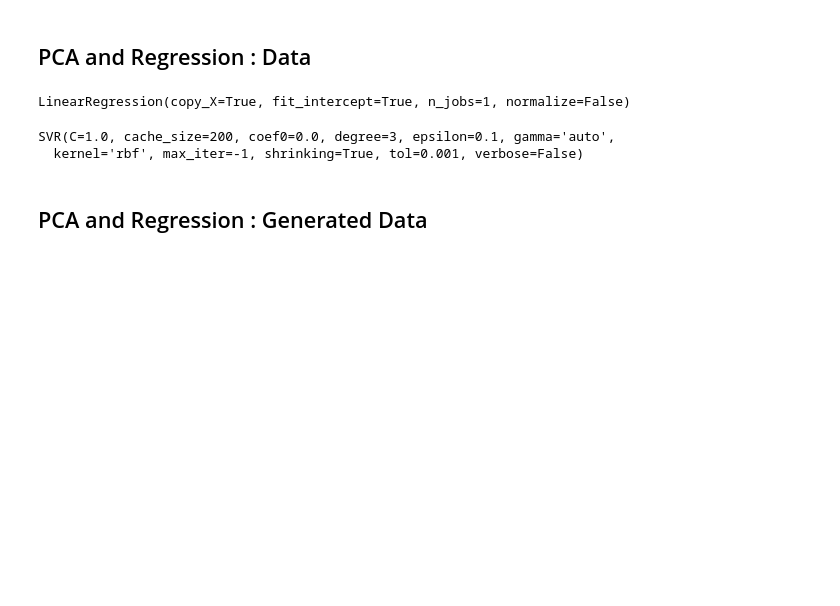
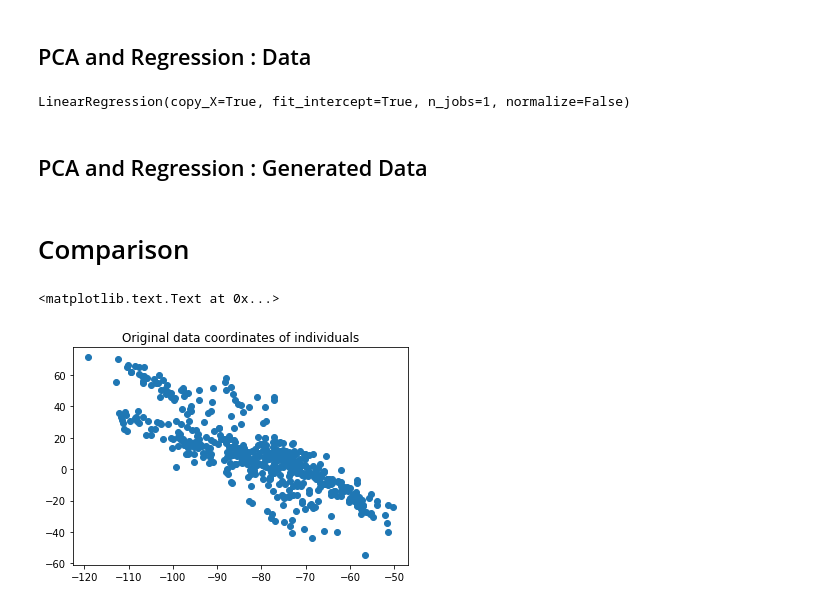
Before and after one commit to thomasgrsp/workaroundmedgan, a Jupyter notebook: notebooks/medgan_pca.ipynb, the cells around one changed output. Cells and saved outputs as stored; diff of their text form; code cells hidden in the pictures; blank space fills up the shorter version.

```diff
--- a/notebooks/medgan_pca.ipynb
+++ b/notebooks/medgan_pca.ipynb
@@ -85,17 +85,6 @@ reg_long.fit(comp, y_long)
 reg_lat.fit(comp, y_lat)
 # %% [output]
 LinearRegression(copy_X=True, fit_intercept=True, n_jobs=1, normalize=False)
-# %%
-from sklearn.svm import SVR
-
-reg_long = SVR()
-reg_lat = SVR()
-
-reg_long.fit(comp, y_long)
-reg_lat.fit(comp, y_lat)
-# %% [output]
-SVR(C=1.0, cache_size=200, coef0=0.0, degree=3, epsilon=0.1, gamma='auto',
-  kernel='rbf', max_iter=-1, shrinking=True, tol=0.001, verbose=False)
 # %%
 x_long = reg_long.predict(comp)
 x_lat = reg_lat.predict(comp)
@@ -115,5 +104,13 @@ comp_gen = pca.transform(x_gen)
 # %%
 x_gen_long = reg_long.predict(comp_gen)
 x_gen_lat = reg_lat.predict(comp_gen)
+# %% [markdown]
+# Comparison
+# %%
+plt.scatter(x_long, x_lat)
+plt.title('Original data coordinates of individuals')
+# %% [output]
+<matplotlib.text.Text at 0x...>
+[figure, added]
 # %%
 plt.scatter(x_gen_long, x_gen_lat )
```
Also changed, not shown: parts of 2 cells of this notebook, 5 other files.
